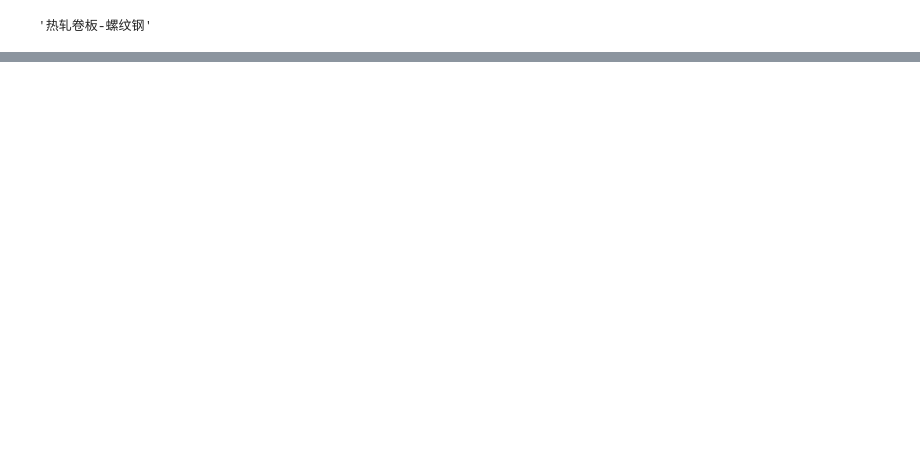
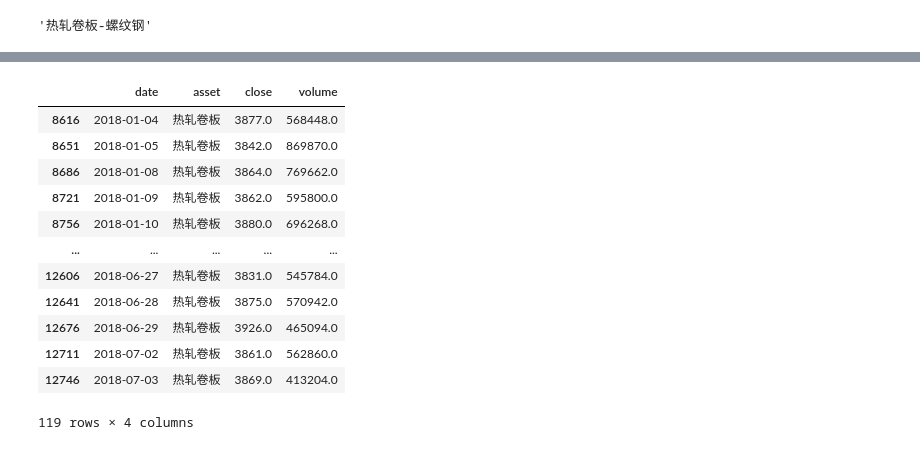
Before and after one commit to chzheng2000/pairsTrading, a Jupyter notebook: findPairs.ipynb, the cells around one changed output, grey strips where cells are left out. Cells and saved outputs as stored; diff of their text form; code cells hidden in the pictures; blank space fills up the shorter version.

```diff
--- a/findPairs.ipynb
+++ b/findPairs.ipynb
@@ -60,0 +67,2 @@ sum(dates<"2018-01-03")
+# %%
+end_date = sum(dates<="2018-07-03")
@@ -98 +112,18 @@ data[data["asset"]=="热轧卷板"].iloc[:245,:]
+# %%
+# 交易期
+data[data["asset"]=="热轧卷板"].iloc[form_days:end_date,:]
+# %% [output]
+|  | date | asset | close | volume |
+| 8616 | 2018-01-04 | 热轧卷板 | 3877.0 | 568448.0 |
+| 8651 | 2018-01-05 | 热轧卷板 | 3842.0 | 869870.0 |
+| 8686 | 2018-01-08 | 热轧卷板 | 3864.0 | 769662.0 |
+| 8721 | 2018-01-09 | 热轧卷板 | 3862.0 | 595800.0 |
+| 8756 | 2018-01-10 | 热轧卷板 | 3880.0 | 696268.0 |
+| ... | ... | ... | ... | ... |
+| 12606 | 2018-06-27 | 热轧卷板 | 3831.0 | 545784.0 |
+| 12641 | 2018-06-28 | 热轧卷板 | 3875.0 | 570942.0 |
+| 12676 | 2018-06-29 | 热轧卷板 | 3926.0 | 465094.0 |
+| 12711 | 2018-07-02 | 热轧卷板 | 3861.0 | 562860.0 |
+| 12746 | 2018-07-03 | 热轧卷板 | 3869.0 | 413204.0 |
+119 rows × 4 columns
 # %%
```
Also changed, not shown: parts of 15 cells of this notebook.
